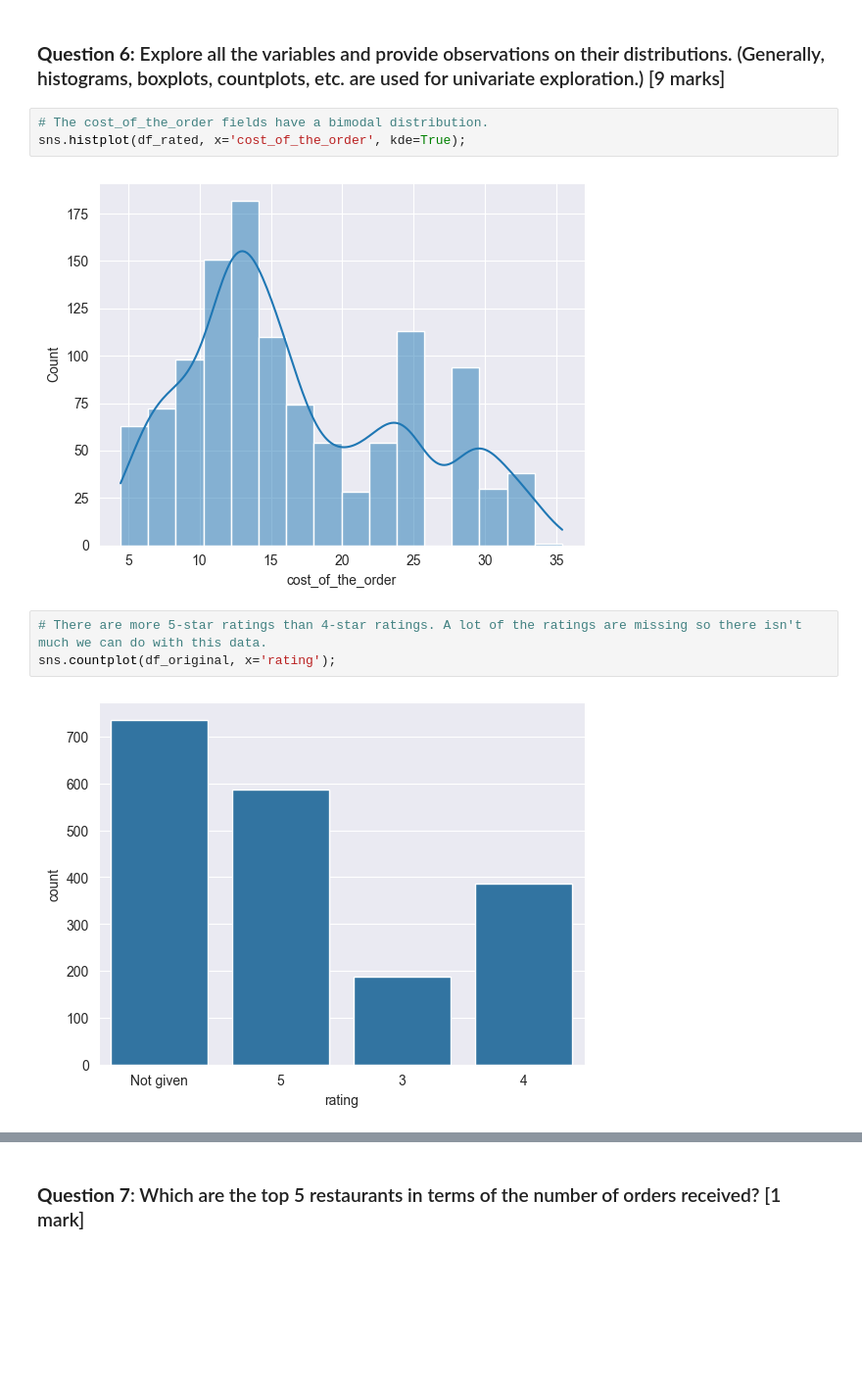
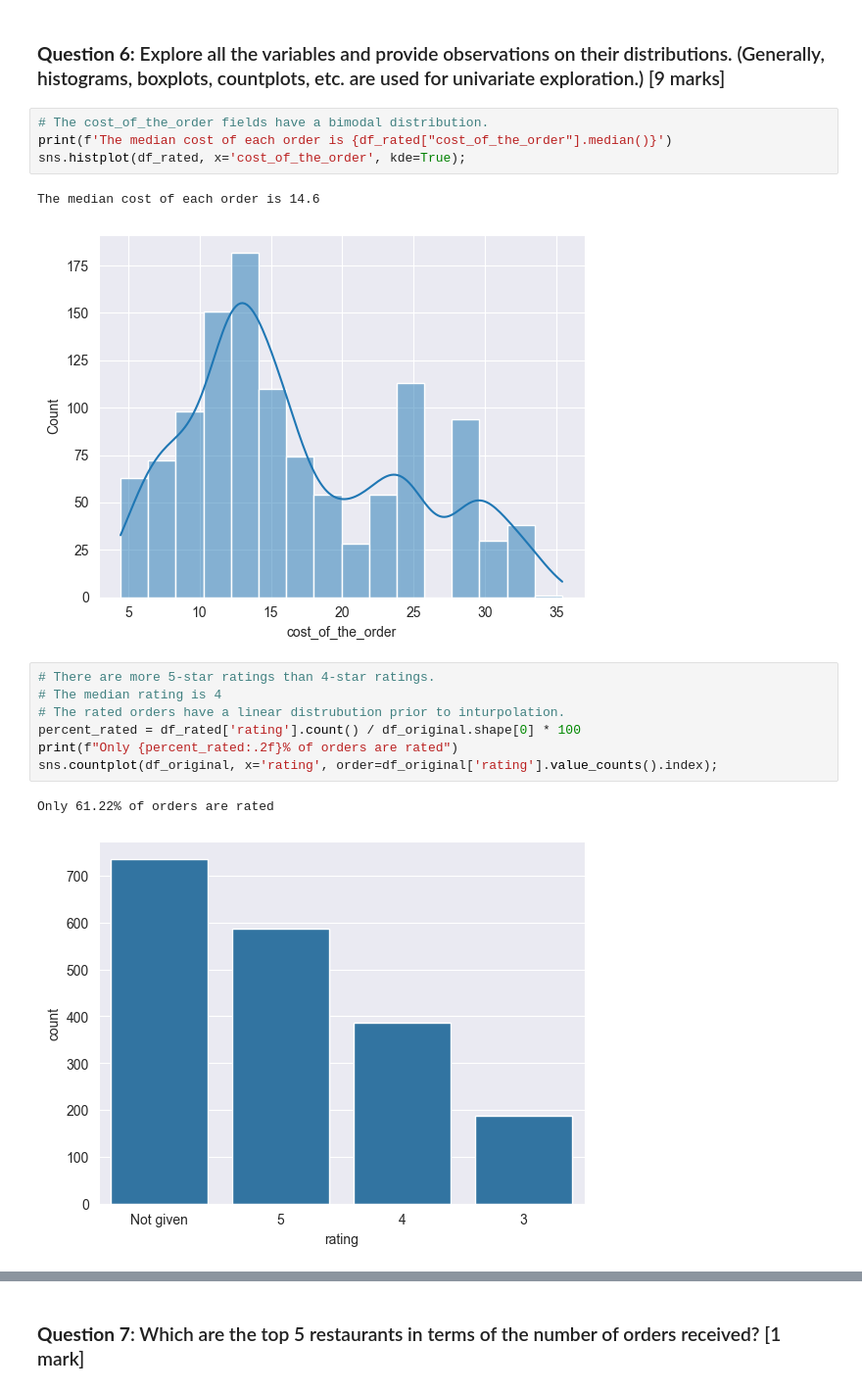
Before and after one commit to DanielLevenstein/FoodHub_UT_ML_Project1, a Jupyter notebook: FoodHubDataAnalysis.ipynb, the cells around one changed output, grey strips where cells are left out. Shown at 98% size. Drawn from its saved outputs; the diff is of its cells as text; blank space fills up the shorter version.

```diff
--- a/FoodHubDataAnalysis.ipynb
+++ b/FoodHubDataAnalysis.ipynb
@@ -251,11 +262,18 @@ sns.heatmap(df_clean[numerical_columns].corr(), annot=True, cmap='coolwarm', fmt
 ### **Question 6:** Explore all the variables and provide observations on their distributions. (Generally, histograms, boxplots, countplots, etc. are used for univariate exploration.) [9 marks]
 # %%
 # The cost_of_the_order fields have a bimodal distribution.
+print(f'The median cost of each order is {df_rated["cost_of_the_order"].median()}')
 sns.histplot(df_rated, x='cost_of_the_order', kde=True);
 # %% [output]
+The median cost of each order is 14.6
 [figure]
-# %%
-# There are more 5-star ratings than 4-star ratings. A lot of the ratings are missing so there isn't much we can do with this data.
-sns.countplot(df_original, x='rating');
-# %% [output]
-[figure, removed]
+# %%
+# There are more 5-star ratings than 4-star ratings.
+# The median rating is 4
+# The rated orders have a linear distrubution prior to inturpolation.
+percent_rated = df_rated['rating'].count() / df_original.shape[0] * 100
+print(f"Only {percent_rated:.2f}% of orders are rated")
+sns.countplot(df_original, x='rating', order=df_original['rating'].value_counts().index);
+# %% [output]
+Only 61.22% of orders are rated
+[figure, added]
```
Also changed, not shown: parts of 22 cells of this notebook, 3 other files.
